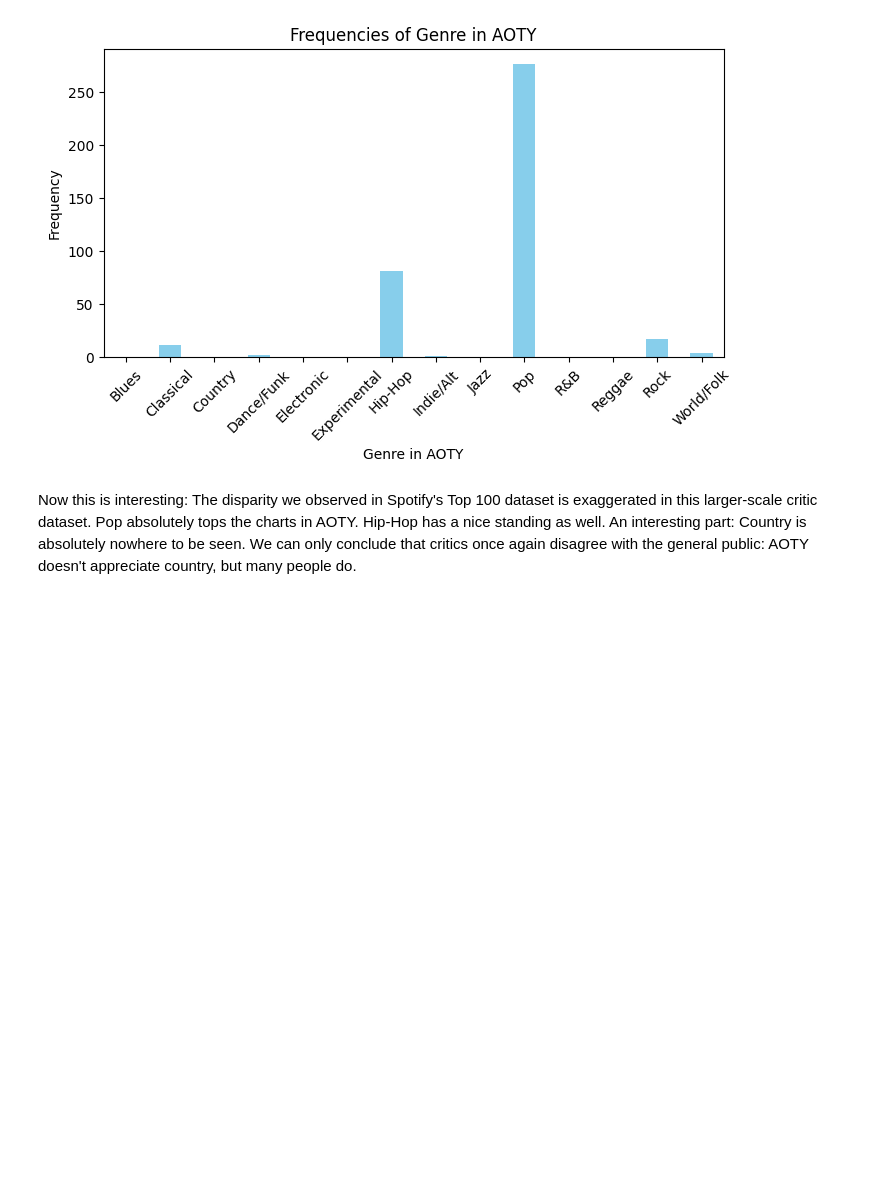
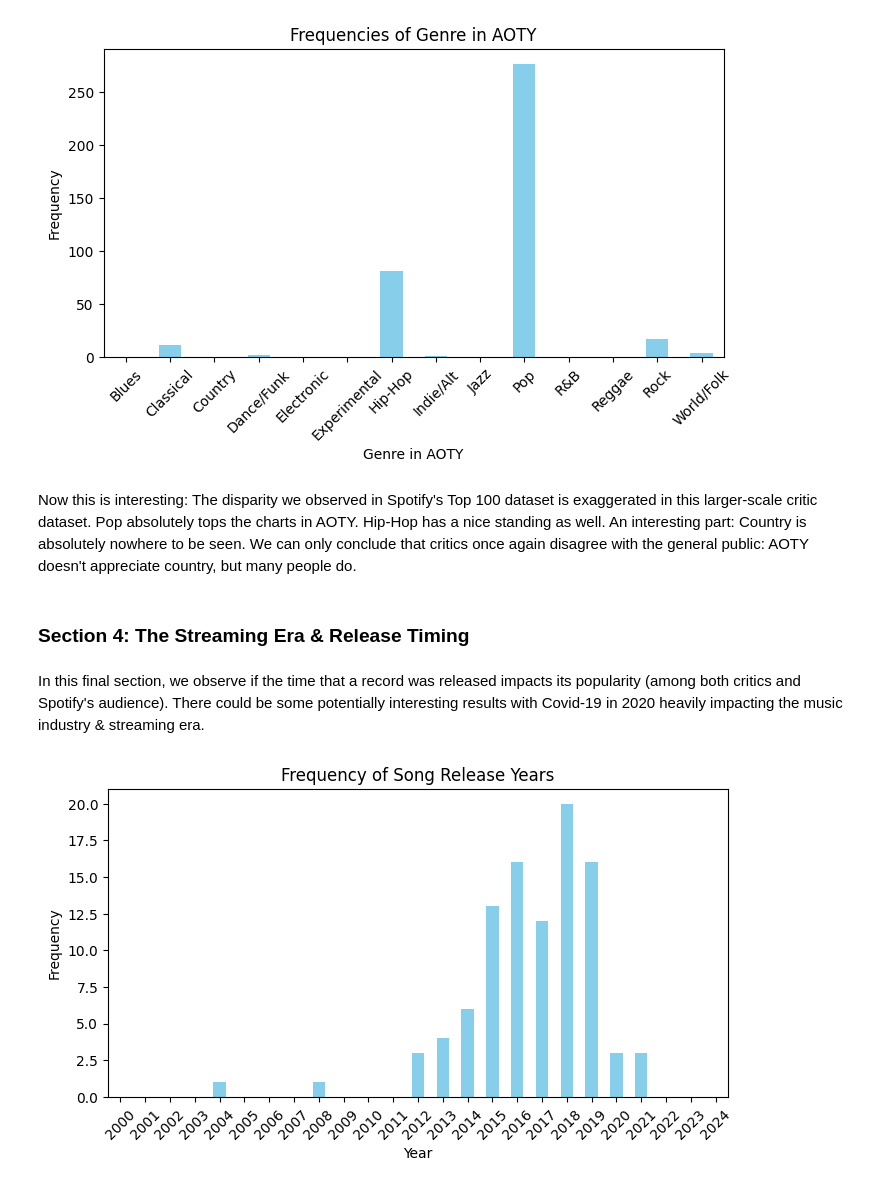
Before and after one commit to buiswrld/soundscaping, a Jupyter notebook: exploration.ipynb, the cells around one changed output. Drawn from its saved outputs; the diff is of its cells as text; code cells hidden in the pictures; blank space fills up the shorter version.

Commit message:
analyze release date, add specialized rendering for dates

```diff
--- a/exploration.ipynb
+++ b/exploration.ipynb
@@ -296,3 +296,11 @@ plot_key_frequency(genres, title = 'Genre in AOTY')
 [figure]
 # %% [markdown]
 Now this is interesting: The disparity we observed in Spotify's Top 100 dataset is exaggerated in this larger-scale critic dataset. Pop absolutely tops the charts in AOTY. Hip-Hop has a nice standing as well. An interesting part: Country is absolutely nowhere to be seen. We can only conclude that critics once again disagree with the general public: AOTY doesn't appreciate country, but many people do.
+# %% [markdown]
+### Section 4: The Streaming Era & Release Timing
+# %% [markdown]
+In this final section, we observe if the time that a record was released impacts its popularity (among both critics and Spotify's audience). There could be some potentially interesting results with Covid-19 in 2020 heavily impacting the music industry & streaming era.
+# %%
+plot_year_frequency(df_top100s, "year", range(2000, 2025) )
+# %% [output]
+[figure, added]
```
Also changed, not shown: parts of 8 cells of this notebook, 1 other file.
